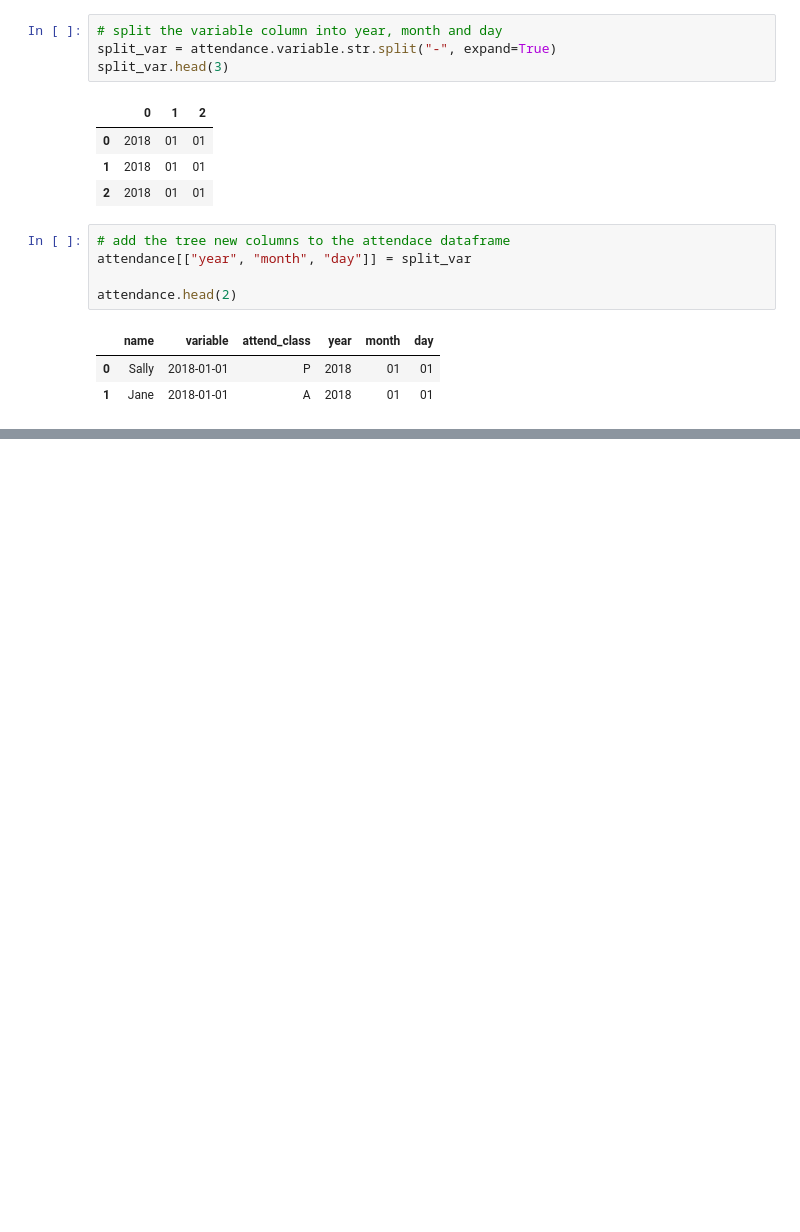
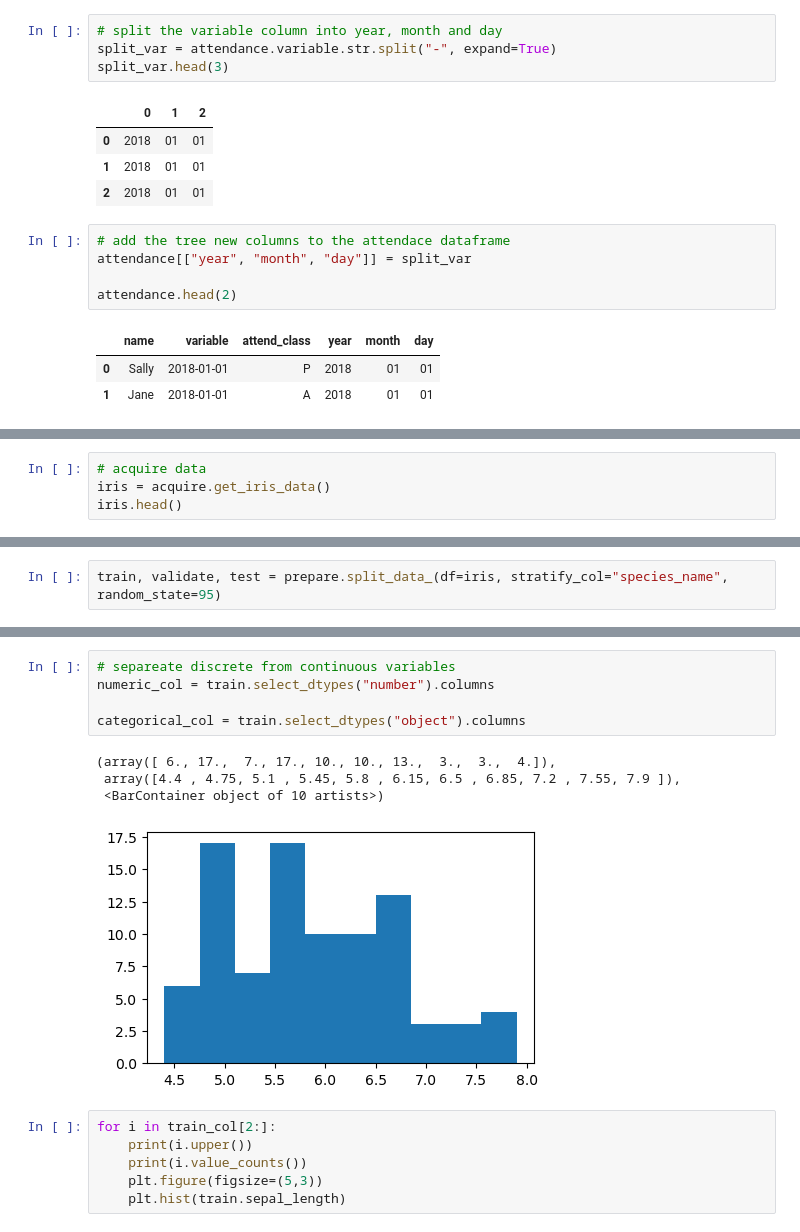
Before and after one commit to MigashaneVictoire/classification-exercises, a Jupyter notebook: classification_exercises.ipynb, the cells around one changed output, grey strips where cells are left out. Cells and saved outputs as stored; diff of their text form; blank space fills up the shorter version.

```diff
--- a/classification_exercises.ipynb
+++ b/classification_exercises.ipynb
@@ -577,0 +581,4 @@ Name: tastiness, dtype: float64
+# %%
+# acquire data
+iris = acquire.get_iris_data()
+iris.head()
@@ -577,0 +594,2 @@ Name: tastiness, dtype: float64
+# %%
+train, validate, test = prepare.split_data_(df=iris, stratify_col="species_name", random_state=95)
@@ -577,0 +603,16 @@ Name: tastiness, dtype: float64
+# %%
+# separeate discrete from continuous variables
+numeric_col = train.select_dtypes("number").columns
+
+categorical_col = train.select_dtypes("object").columns
+# %% [output]
+(array([ 6., 17.,  7., 17., 10., 10., 13.,  3.,  3.,  4.]),
+ array([4.4 , 4.75, 5.1 , 5.45, 5.8 , 6.15, 6.5 , 6.85, 7.2 , 7.55, 7.9 ]),
+ <BarContainer object of 10 artists>)
+[figure, added]
+# %%
+for i in train_col[2:]:
+    print(i.upper())
+    print(i.value_counts())
+    plt.figure(figsize=(5,3))
+    plt.hist(train.sepal_length)
```
Also changed, not shown: parts of 66 cells of this notebook.
